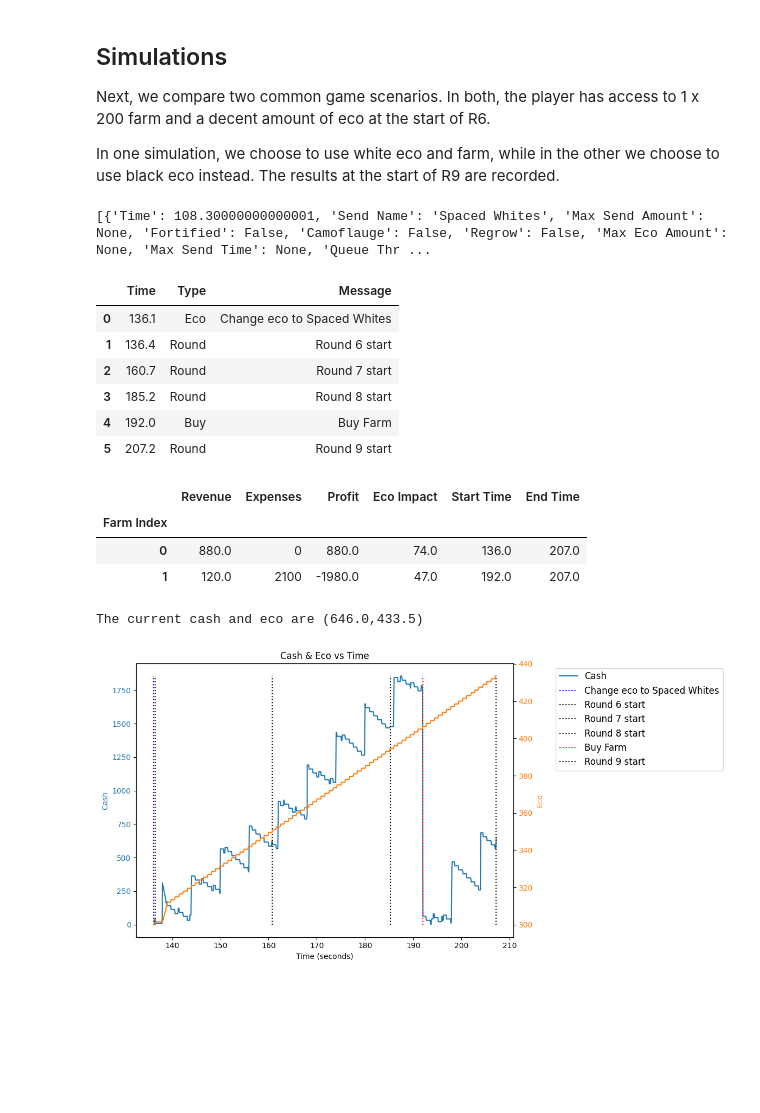
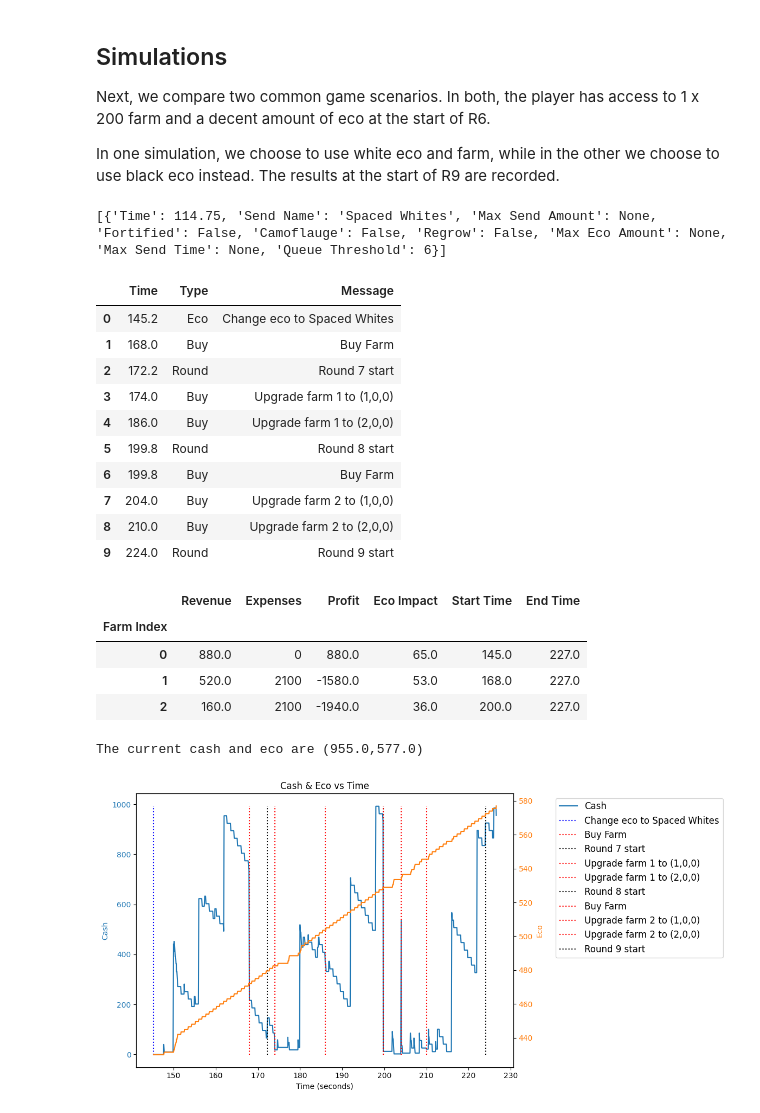
Before and after one commit to redlaserbmBTD/BTDB2_SIMULATOR, a Jupyter notebook: experiments/white_black_comparison.ipynb, the cells around one changed output. Saved outputs shown, nothing was run; the diff lists cells and outputs as text; code cells hidden in the pictures; blank space fills up the shorter version.

```diff
--- a/experiments/white_black_comparison.ipynb
+++ b/experiments/white_black_comparison.ipynb
@@ -46,47 +46,55 @@ Next, we compare two common game scenarios. In both, the player has access to 1
 
 In one simulation, we choose to use white eco and farm, while in the other we choose to use black eco instead. The results at the start of R9 are recorded.
 # %%
-rounds = b2.Rounds(0.2)
+rounds = b2.Rounds(0.5)
 
 farms = [
     b2.initFarm(rounds.getTimeFromRound(5), upgrades = [2,0,0])
 ]
 
 buy_queue = [
     [b2.buyFarm()],
     [b2.upgradeFarm(1,upgrades=(2,0,0))],
+
     [b2.buyFarm()],
     [b2.upgradeFarm(2,upgrades=(2,0,0))],
-    [b2.buyFarm((2,0,0))]
+
+    [b2.buyFarm()],
+    [b2.upgradeFarm(3,upgrades=(2,0,0))],
 ]
 
 initial_state_game = {
     'Cash': 0,
-    'Eco': 400,
+    'Eco': 430,
     'Eco Send': b2.ecoSend(send_name = 'Spaced Whites'),
     'Rounds': rounds, #Determines the lengths of the rounds in the game state
     'Farms': farms,
     'Buy Queue': buy_queue,
-    'Game Round': 5.99
+    'Game Round': 6
 }
 
 game_state = b2.GameState(initial_state_game)
-game_state.fastForward(target_round = 9)
+game_state.fastForward(target_round = 9.1)
 dd.viewHistory(game_state)
 print("The current cash and eco are (%s,%s)"%(game_state.cash, game_state.eco))
 b2.writeLog(game_state.logs, filename = 'w_farm')
 # %% [output]
-[{'Time': 108.30000000000001, 'Send Name': 'Spaced Whites', 'Max Send Amount': None, 'Fortified': False, 'Camoflauge': False, 'Regrow': False, 'Max Eco Amount': None, 'Max Send Time': None, 'Queue Thr ...
+[{'Time': 114.75, 'Send Name': 'Spaced Whites', 'Max Send Amount': None, 'Fortified': False, 'Camoflauge': False, 'Regrow': False, 'Max Eco Amount': None, 'Max Send Time': None, 'Queue Threshold': 6}]
 |  | Time | Type | Message |
-| 0 | 136.1 | Eco | Change eco to Spaced Whites |
-| 1 | 136.4 | Round | Round 6 start |
-| 2 | 160.7 | Round | Round 7 start |
-| 3 | 185.2 | Round | Round 8 start |
-| 4 | 192.0 | Buy | Buy Farm |
-| 5 | 207.2 | Round | Round 9 start |
+| 0 | 145.2 | Eco | Change eco to Spaced Whites |
+| 1 | 168.0 | Buy | Buy Farm |
+| 2 | 172.2 | Round | Round 7 start |
+| 3 | 174.0 | Buy | Upgrade farm 1 to (1,0,0) |
+| 4 | 186.0 | Buy | Upgrade farm 1 to (2,0,0) |
+| 5 | 199.8 | Round | Round 8 start |
+| 6 | 199.8 | Buy | Buy Farm |
+| 7 | 204.0 | Buy | Upgrade farm 2 to (1,0,0) |
+| 8 | 210.0 | Buy | Upgrade farm 2 to (2,0,0) |
+| 9 | 224.0 | Round | Round 9 start |
 |  | Revenue | Expenses | Profit | Eco Impact | Start Time | End Time |
 | Farm Index |  |  |  |  |  |  |
-| 0 | 880.0 | 0 | 880.0 | 74.0 | 136.0 | 207.0 |
-| 1 | 120.0 | 2100 | -1980.0 | 47.0 | 192.0 | 207.0 |
+| 0 | 880.0 | 0 | 880.0 | 65.0 | 145.0 | 227.0 |
+| 1 | 520.0 | 2100 | -1580.0 | 53.0 | 168.0 | 227.0 |
+| 2 | 160.0 | 2100 | -1940.0 | 36.0 | 200.0 | 227.0 |
-The current cash and eco are (646.0,433.5)
+The current cash and eco are (955.0,577.0)
-[figure, old version]
+[figure, new version]
```
Also changed, not shown: parts of 1 cell of this notebook, 19 other files.
